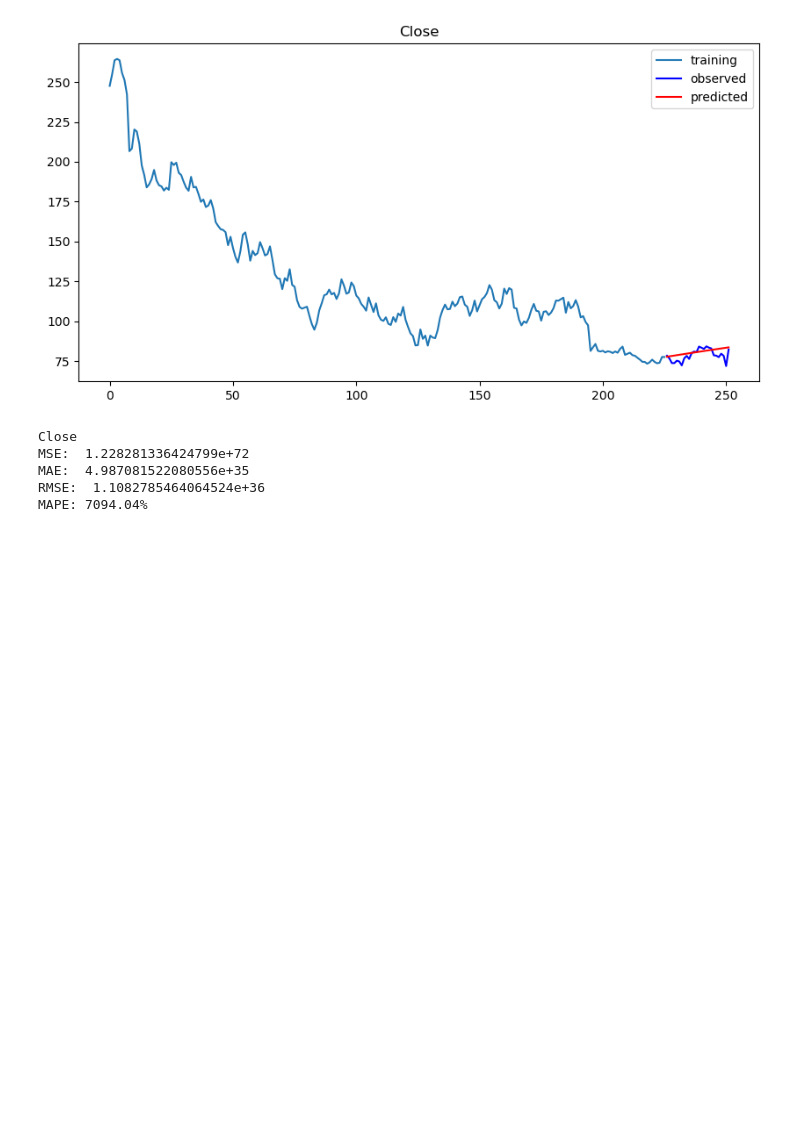
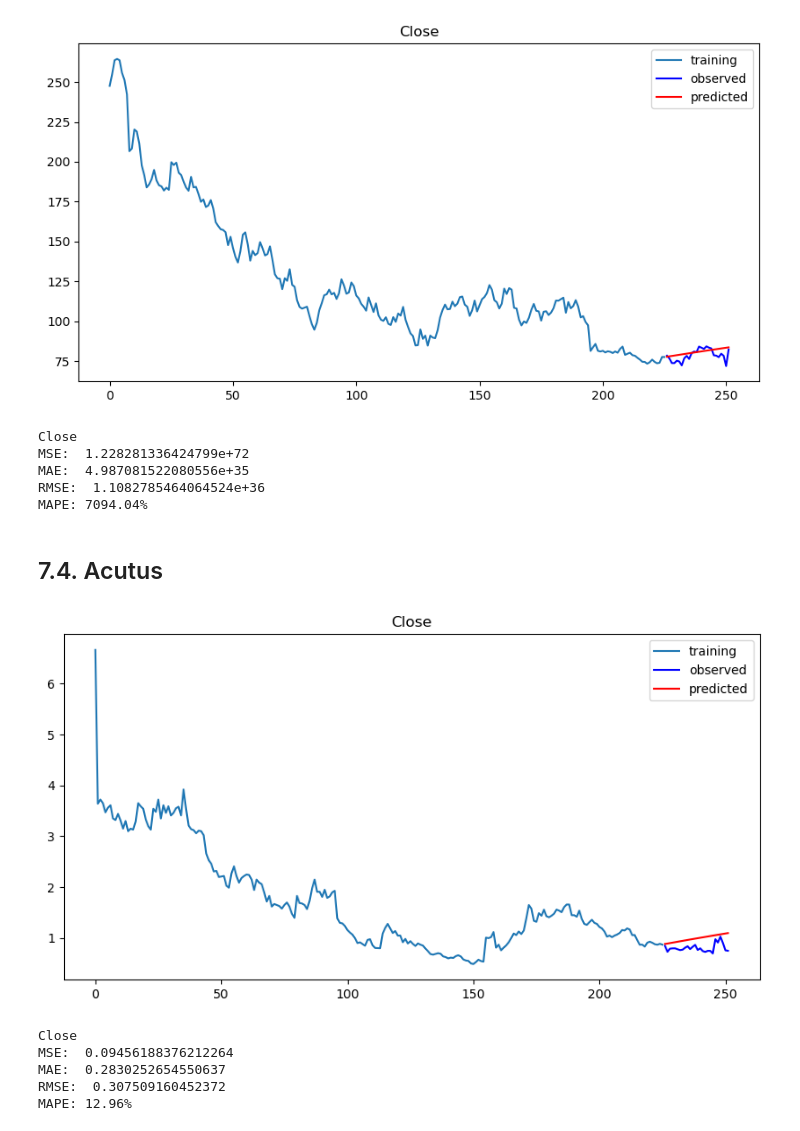
Before and after one commit to seuyon0101/aiffel, a Jupyter notebook: [E-04] 주식 예측에 도전해 보자.ipynb, the cells around one changed output. Cells and saved outputs as stored; diff of their text form; code cells hidden in the pictures; blank space fills up the shorter version.

```diff
--- a/[E-04] 주식 예측에 도전해 보자.ipynb
+++ b/[E-04] 주식 예측에 도전해 보자.ipynb
@@ -474,3 +480,19 @@ MSE:  1.228281336424799e+72
 MAE:  4.987081522080556e+35
 RMSE:  1.1082785464064524e+36
 MAPE: 7094.04%
+# %% [markdown]
+## 7.4. Acutus
+# %%
+#Acutus Medical.Inc
+ts5 = pd.read_csv('../data/AFIB.csv')
+forecast_arima(ts5['Close'])
+# %% [output]
+[figure, added]
+# %%
+evaluate_arima(ts5['Close'])
+# %% [output]
+Close
+MSE:  0.09456188376212264
+MAE:  0.2830252654550637
+RMSE:  0.307509160452372
+MAPE: 12.96%
```
Also changed, not shown: parts of 3 cells of this notebook, 1 other file.
